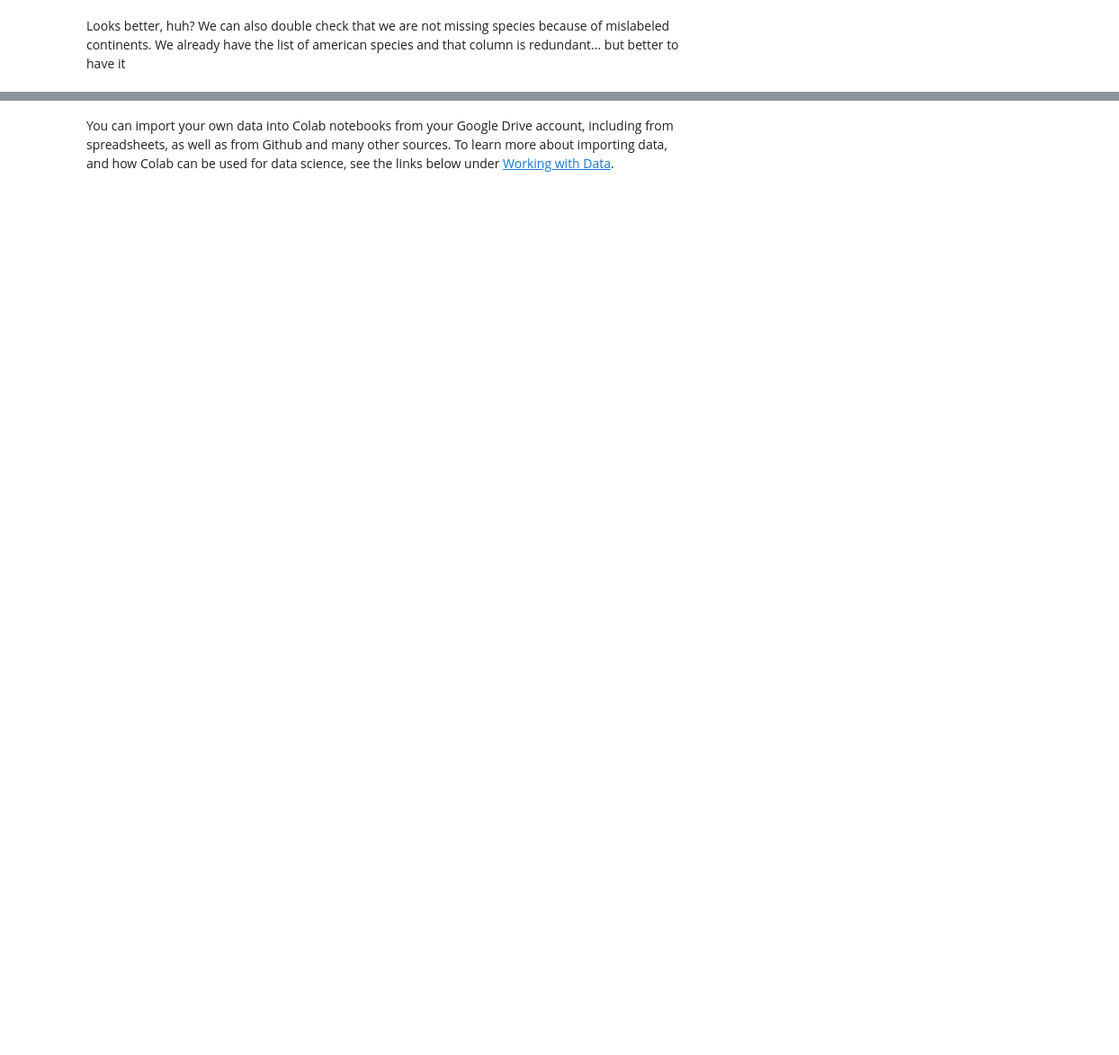
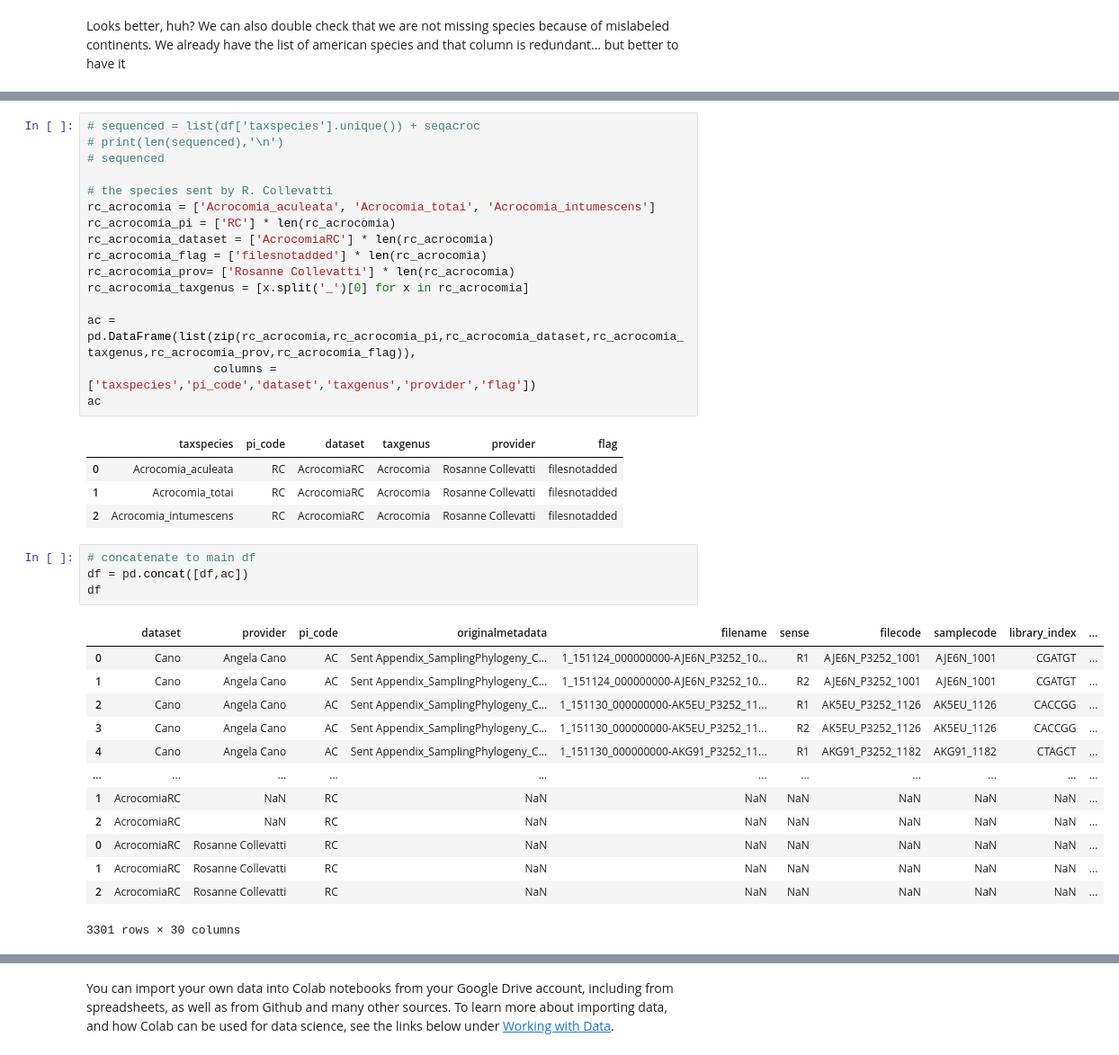
Before and after one commit to mftorres/APP, a Jupyter notebook: American_palm_data.ipynb, the cells around one changed output, grey strips where cells are left out. Shown: that part at 90% size. Cells and saved outputs as stored; diff of their text form; blank space fills up the shorter version.

```diff
--- a/American_palm_data.ipynb
+++ b/American_palm_data.ipynb
@@ -648,0 +694,39 @@ Next thing to do are the Acrocromias. First... how many species do we have until
+# %%
+# sequenced = list(df['taxspecies'].unique()) + seqacroc
+# print(len(sequenced),'\n')
+# sequenced
+
+# the species sent by R. Collevatti
+rc_acrocomia = ['Acrocomia_aculeata', 'Acrocomia_totai', 'Acrocomia_intumescens']
+rc_acrocomia_pi = ['RC'] * len(rc_acrocomia)
+rc_acrocomia_dataset = ['AcrocomiaRC'] * len(rc_acrocomia)
+rc_acrocomia_flag = ['filesnotadded'] * len(rc_acrocomia)
+rc_acrocomia_prov= ['Rosanne Collevatti'] * len(rc_acrocomia)
+rc_acrocomia_taxgenus = [x.split('_')[0] for x in rc_acrocomia]
+
+ac = pd.DataFrame(list(zip(rc_acrocomia,rc_acrocomia_pi,rc_acrocomia_dataset,rc_acrocomia_taxgenus,rc_acrocomia_prov,rc_acrocomia_flag)),
+                  columns = ['taxspecies','pi_code','dataset','taxgenus','provider','flag'])
+ac
+# %% [output]
+|  | taxspecies | pi_code | dataset | taxgenus | provider | flag |
+| 0 | Acrocomia_aculeata | RC | AcrocomiaRC | Acrocomia | Rosanne Collevatti | filesnotadded |
+| 1 | Acrocomia_totai | RC | AcrocomiaRC | Acrocomia | Rosanne Collevatti | filesnotadded |
+| 2 | Acrocomia_intumescens | RC | AcrocomiaRC | Acrocomia | Rosanne Collevatti | filesnotadded |
+# %%
+# concatenate to main df
+df = pd.concat([df,ac])
+df
+# %% [output]
+|  | dataset | provider | pi_code | originalmetadata | filename | sense | filecode | samplecode | library_index | ... |
+| 0 | Cano | Angela Cano | AC | Sent Appendix_SamplingPhylogeny_C... | 1_151124_000000000-AJE6N_P3252_10... | R1 | AJE6N_P3252_1001 | AJE6N_1001 | CGATGT | ... |
+| 1 | Cano | Angela Cano | AC | Sent Appendix_SamplingPhylogeny_C... | 1_151124_000000000-AJE6N_P3252_10... | R2 | AJE6N_P3252_1001 | AJE6N_1001 | CGATGT | ... |
+| 2 | Cano | Angela Cano | AC | Sent Appendix_SamplingPhylogeny_C... | 1_151130_000000000-AK5EU_P3252_11... | R1 | AK5EU_P3252_1126 | AK5EU_1126 | CACCGG | ... |
+| 3 | Cano | Angela Cano | AC | Sent Appendix_SamplingPhylogeny_C... | 1_151130_000000000-AK5EU_P3252_11... | R2 | AK5EU_P3252_1126 | AK5EU_1126 | CACCGG | ... |
+| 4 | Cano | Angela Cano | AC | Sent Appendix_SamplingPhylogeny_C... | 1_151130_000000000-AKG91_P3252_11... | R1 | AKG91_P3252_1182 | AKG91_1182 | CTAGCT | ... |
+| ... | ... | ... | ... | ... | ... | ... | ... | ... | ... | ... |
+| 1 | AcrocomiaRC | NaN | RC | NaN | NaN | NaN | NaN | NaN | NaN | ... |
+| 2 | AcrocomiaRC | NaN | RC | NaN | NaN | NaN | NaN | NaN | NaN | ... |
+| 0 | AcrocomiaRC | Rosanne Collevatti | RC | NaN | NaN | NaN | NaN | NaN | NaN | ... |
+| 1 | AcrocomiaRC | Rosanne Collevatti | RC | NaN | NaN | NaN | NaN | NaN | NaN | ... |
+| 2 | AcrocomiaRC | Rosanne Collevatti | RC | NaN | NaN | NaN | NaN | NaN | NaN | ... |
+3301 rows × 30 columns
```
Also changed, not shown: parts of 33 cells of this notebook.
